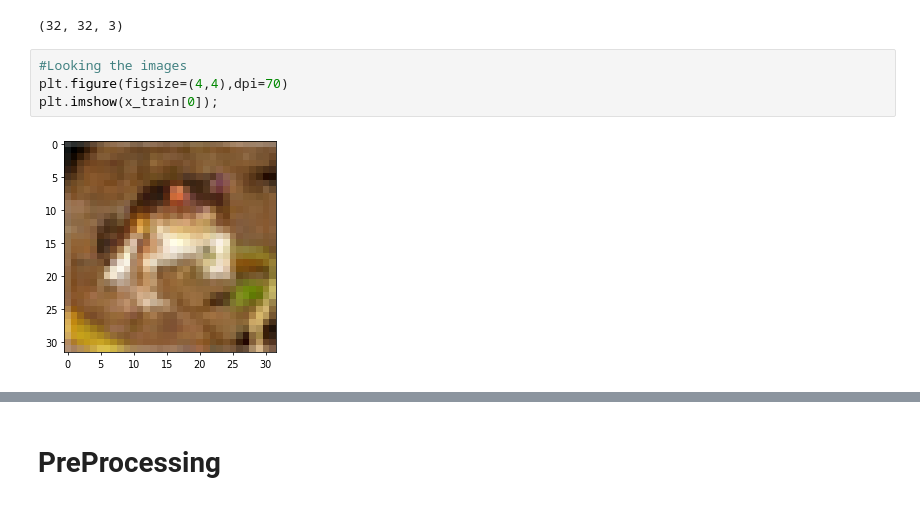
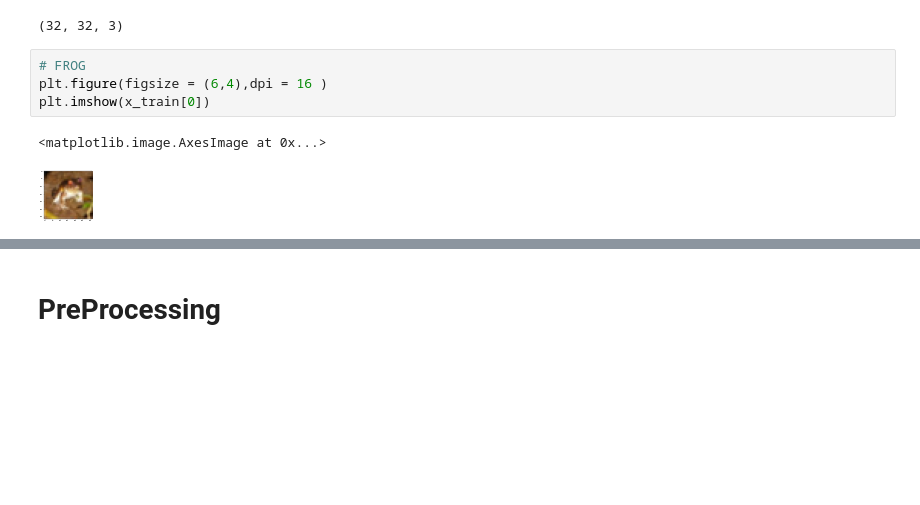
Before and after one commit to nisha1365/TECHNICAL_TRAINING_CTS, a Jupyter notebook: Nisha_2211566_Assignment_7.ipynb, the cells around one changed output, grey strips where cells are left out. Drawn from its saved outputs; the diff is of its cells as text; blank space fills up the shorter version.

```diff
--- a/Nisha_2211566_Assignment_7.ipynb
+++ b/Nisha_2211566_Assignment_7.ipynb
@@ -28,8 +25,9 @@ x_train[0].shape
 # %% [output]
 (32, 32, 3)
 # %%
-#Looking the images
-plt.figure(figsize=(4,4),dpi=70)
-plt.imshow(x_train[0]);
+# FROG
+plt.figure(figsize = (6,4),dpi = 16 )
+plt.imshow(x_train[0])
 # %% [output]
+<matplotlib.image.AxesImage at 0x...>
-[figure, old version]
+[figure, new version]
```
Also changed, not shown: parts of 55 cells of this notebook.
